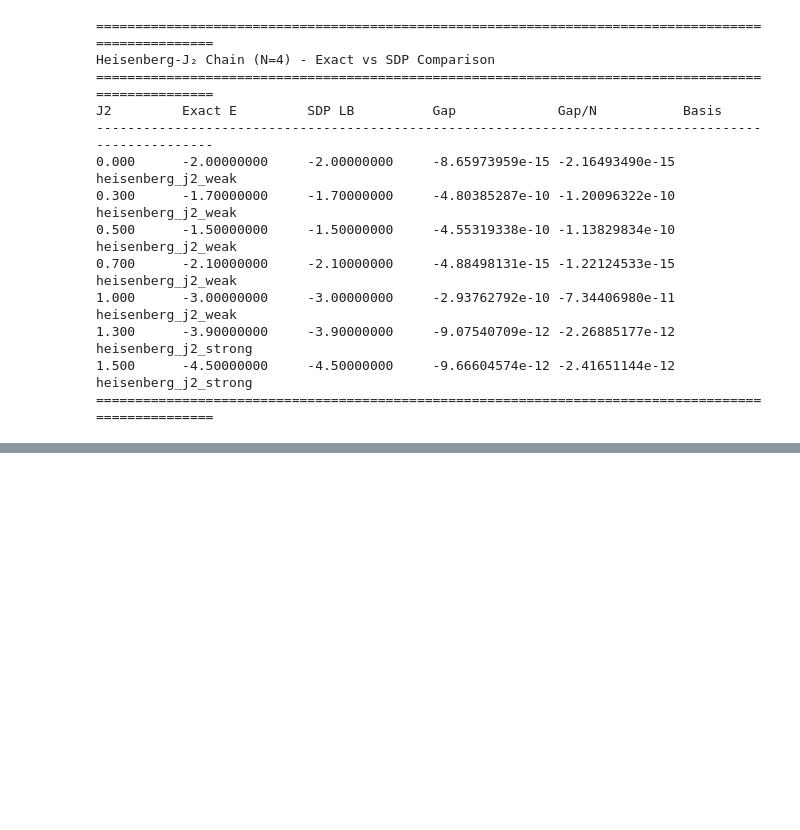
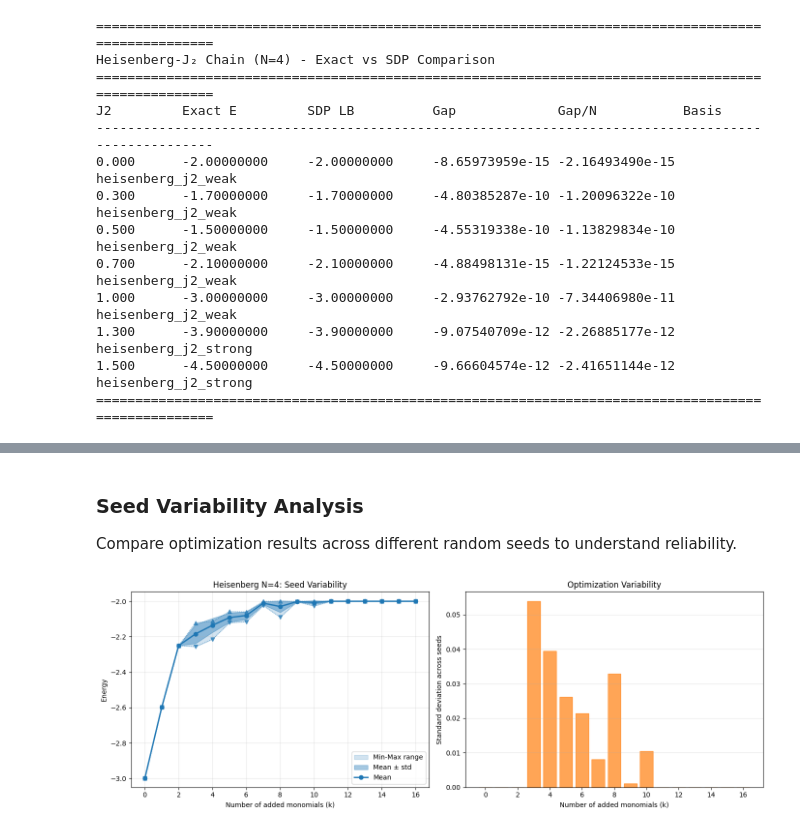
Before and after one commit to Ciscone7/OptimalMomentsNPA, a Jupyter notebook: workflow_demo.ipynb, the cells around one changed output, grey strips where cells are left out. Cells and saved outputs as stored; diff of their text form; code cells hidden in the pictures; blank space fills up the shorter version.

```diff
--- a/workflow_demo.ipynb
+++ b/workflow_demo.ipynb
@@ -235,0 +363,18 @@ General workflow:
+# %% [markdown]
+### Seed Variability Analysis
+
+Compare optimization results across different random seeds to understand reliability.
+# %%
+# Plot seed comparison: mean ± std and variability across seeds
+from plots import plot_optimization_seeds_comparison
+
+_ = plot_optimization_seeds_comparison(
+    model="heisenberg",
+    N=4,
+    boundary="periodic",
+    start_level=1,
+    end_level=2,
+    method="sa",
+)
+# %% [output]
+[figure, added]
```
Also changed, not shown: parts of 18 cells of this notebook, 7 other files.
